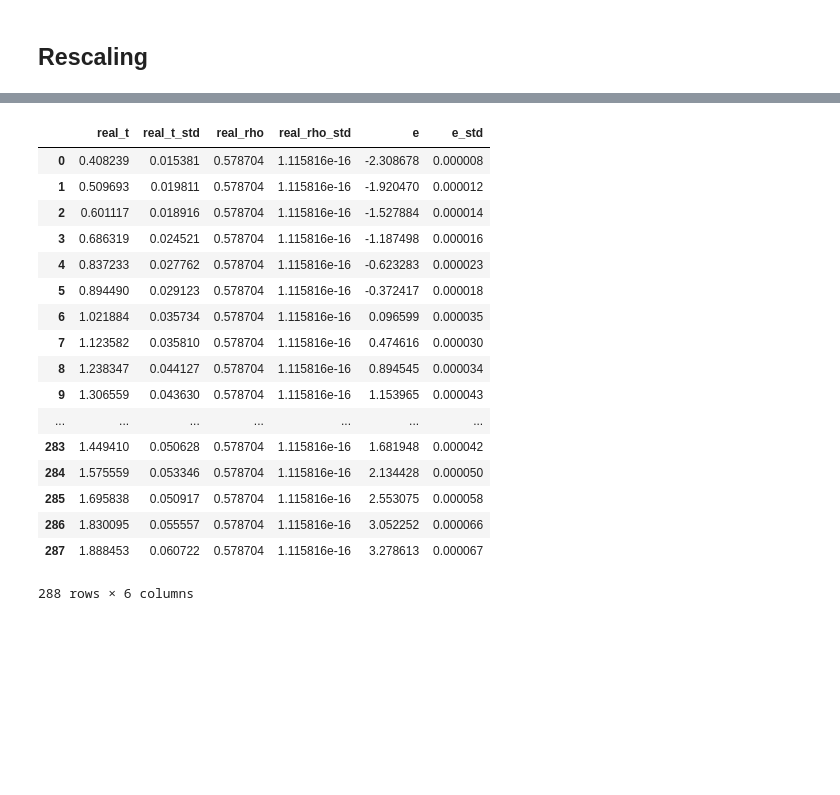
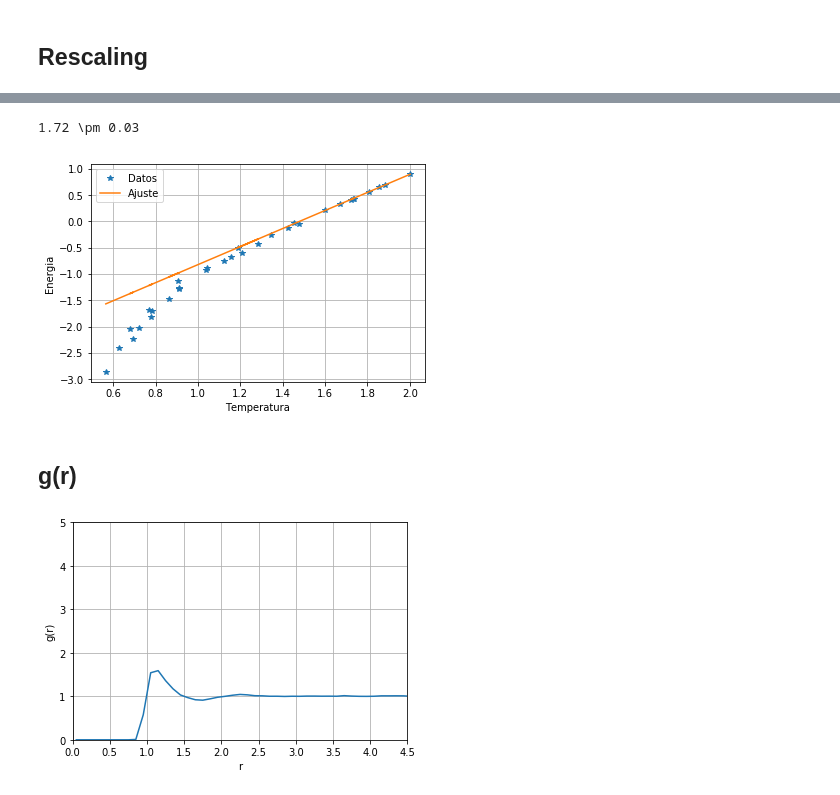
Before and after one commit to gonzalezzfelipe/MD_LJ, a Jupyter notebook: python/Untitled.ipynb, the cells around one changed output, grey strips where cells are left out. Drawn from its saved outputs; the diff is of its cells as text; code cells hidden in the pictures; blank space fills up the shorter version.

```diff
--- a/python/Untitled.ipynb
+++ b/python/Untitled.ipynb
@@ -95,4 +87,2 @@ plt.plot(ts, std_e)
 # %% [markdown]
 ## Rescaling
-# %%
-df = read_log('temp.csv')
@@ -110,21 +89,41 @@ low_density = df.query('real_rho == {}'.format(df.real_rho.unique()[0]))
-# %%
-low_density
-# %% [output]
-|  | real_t | real_t_std | real_rho | real_rho_std | e | e_std |
-| 0 | 0.408239 | 0.015381 | 0.578704 | 1.115816e-16 | -2.308678 | 0.000008 |
-| 1 | 0.509693 | 0.019811 | 0.578704 | 1.115816e-16 | -1.920470 | 0.000012 |
-| 2 | 0.601117 | 0.018916 | 0.578704 | 1.115816e-16 | -1.527884 | 0.000014 |
-| 3 | 0.686319 | 0.024521 | 0.578704 | 1.115816e-16 | -1.187498 | 0.000016 |
-| 4 | 0.837233 | 0.027762 | 0.578704 | 1.115816e-16 | -0.623283 | 0.000023 |
-| 5 | 0.894490 | 0.029123 | 0.578704 | 1.115816e-16 | -0.372417 | 0.000018 |
-| 6 | 1.021884 | 0.035734 | 0.578704 | 1.115816e-16 | 0.096599 | 0.000035 |
-| 7 | 1.123582 | 0.035810 | 0.578704 | 1.115816e-16 | 0.474616 | 0.000030 |
-| 8 | 1.238347 | 0.044127 | 0.578704 | 1.115816e-16 | 0.894545 | 0.000034 |
-| 9 | 1.306559 | 0.043630 | 0.578704 | 1.115816e-16 | 1.153965 | 0.000043 |
-| ... | ... | ... | ... | ... | ... | ... |
-| 283 | 1.449410 | 0.050628 | 0.578704 | 1.115816e-16 | 1.681948 | 0.000042 |
-| 284 | 1.575559 | 0.053346 | 0.578704 | 1.115816e-16 | 2.134428 | 0.000050 |
-| 285 | 1.695838 | 0.050917 | 0.578704 | 1.115816e-16 | 2.553075 | 0.000058 |
-| 286 | 1.830095 | 0.055557 | 0.578704 | 1.115816e-16 | 3.052252 | 0.000066 |
-| 287 | 1.888453 | 0.060722 | 0.578704 | 1.115816e-16 | 3.278613 | 0.000067 |
-288 rows × 6 columns
+# %%
+TEMPERATURES = np.arange(0.4, 2.0, 0.05)
+DENSITIES = np.arange(0.4, 0.8, 0.02)
+temperatures = []
+energies = []
+rhos = []
+temperatures_std = []
+energies_std = []
+for temp in TEMPERATURES:
+    for rho in DENSITIES:
+        df = read_log(f'temp_t_{temp:.2f}_rho_{rho:.2f}.log')
+        rhos.append(df.rho.mean())
+        temperatures.append(df['T'].mean())
+        temperatures_std.append(df['T'].std())
+        energies.append(df.E.mean())
+        energies_std.append(df.E.std())
+temperatures = np.array(temperatures)
+energies = np.array(energies)
+# %%
+x = temperatures[::len(DENSITIES)]
+x = x[temperatures[::len(DENSITIES)] > 1.5]
+
+y = energies[::len(DENSITIES)]
+y = y[temperatures[::len(DENSITIES)] > 1.5]
+
+m, b = linear(x, y)
+print(f'{m[0]:.2f} \pm {m[1]:.2f}')
+
+plt.plot(temperatures[::len(DENSITIES)], energies[::len(DENSITIES)], '*', label='Datos')
+plt.plot(temperatures[::len(DENSITIES)], m[0] * temperatures[::len(DENSITIES)] + b[0], label='Ajuste')
+plt.grid()
+plt.xlabel('Temperatura')
+plt.ylabel('Energia')
+savefig('e_vs_t_rho_0.png')
+plt.legend()
+plt.show()
+# %% [output]
+1.72 \pm 0.03
+[figure, added]
+# %% [markdown]
+## g(r)
@@ -130,0 +133,12 @@ low_density
+# %%
+df = read_dat('gas.dat')
+
+plt.plot(df.r, df.a)
+plt.xlabel('r')
+plt.ylabel('g(r)')
+plt.grid()
+plt.xlim(0, 4.5)
+plt.ylim(0, 5)
+savefig('gas.png')
+# %% [output]
+[figure, added]
```
Also changed, not shown: parts of 16 cells of this notebook, 15 other files.
